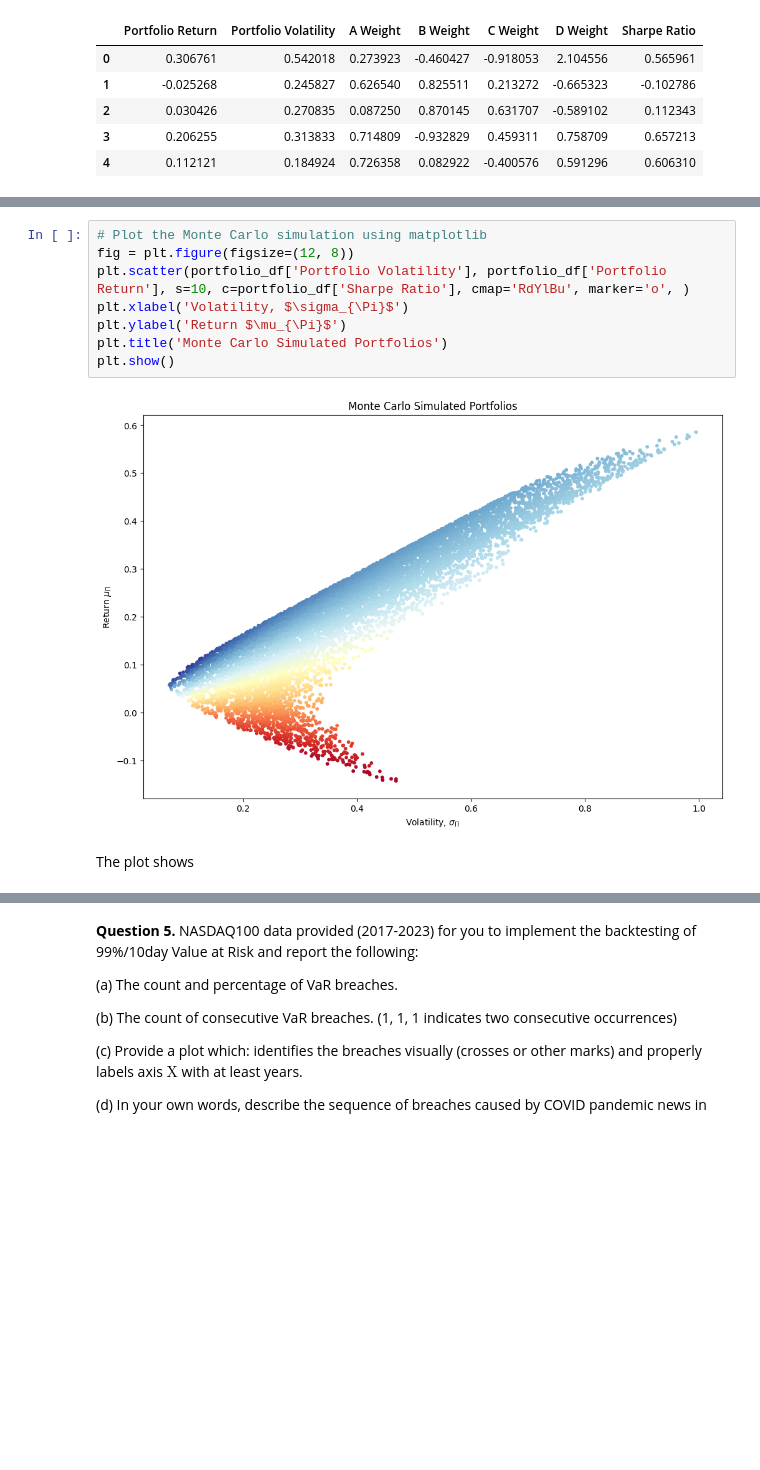
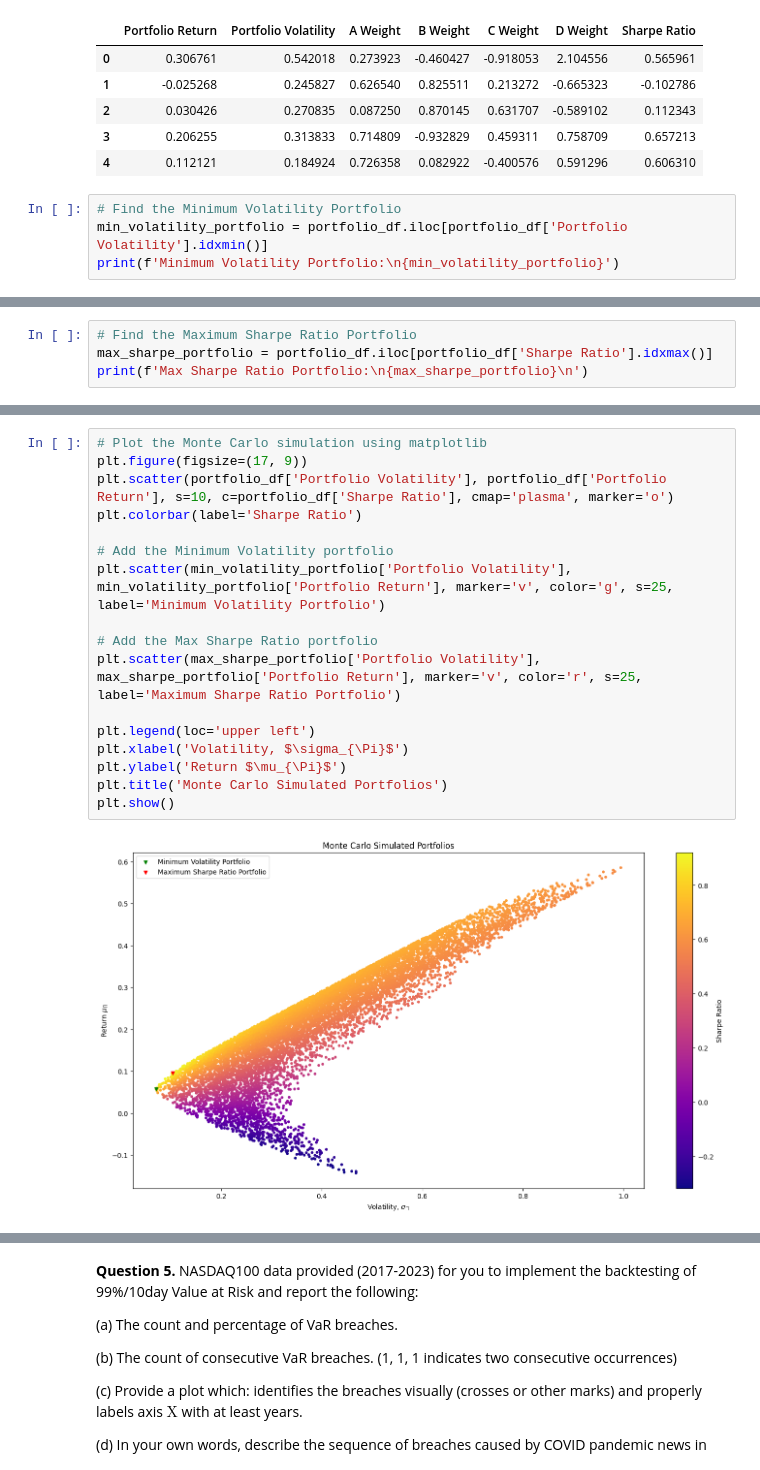
Before and after one commit to imharrisonking/cqf, a Jupyter notebook: 02-quantitative-risk-and-return/exam/E1_HARRISONKING_REPORT.ipynb, the cells around one changed output, grey strips where cells are left out. Drawn from its saved outputs; the diff is of its cells as text; blank space fills up the shorter version.

```diff
--- a/02-quantitative-risk-and-return/exam/E1_HARRISONKING_REPORT.ipynb
+++ b/02-quantitative-risk-and-return/exam/E1_HARRISONKING_REPORT.ipynb
@@ -621,3 +621,7 @@ portfolio_df.head()
 | 2 | 0.030426 | 0.270835 | 0.087250 | 0.870145 | 0.631707 | -0.589102 | 0.112343 |
 | 3 | 0.206255 | 0.313833 | 0.714809 | -0.932829 | 0.459311 | 0.758709 | 0.657213 |
 | 4 | 0.112121 | 0.184924 | 0.726358 | 0.082922 | -0.400576 | 0.591296 | 0.606310 |
+# %%
+# Find the Minimum Volatility Portfolio
+min_volatility_portfolio = portfolio_df.iloc[portfolio_df['Portfolio Volatility'].idxmin()]
+print(f'Minimum Volatility Portfolio:\n{min_volatility_portfolio}')
@@ -623,0 +638,4 @@ portfolio_df.head()
+# %%
+# Find the Maximum Sharpe Ratio Portfolio
+max_sharpe_portfolio = portfolio_df.iloc[portfolio_df['Sharpe Ratio'].idxmax()]
+print(f'Max Sharpe Ratio Portfolio:\n{max_sharpe_portfolio}\n')
@@ -624,12 +652,19 @@ portfolio_df.head()
 # %%
 # Plot the Monte Carlo simulation using matplotlib
-fig = plt.figure(figsize=(12, 8))
-plt.scatter(portfolio_df['Portfolio Volatility'], portfolio_df['Portfolio Return'], s=10, c=portfolio_df['Sharpe Ratio'], cmap='RdYlBu', marker='o', )
+plt.figure(figsize=(17, 9))
+plt.scatter(portfolio_df['Portfolio Volatility'], portfolio_df['Portfolio Return'], s=10, c=portfolio_df['Sharpe Ratio'], cmap='plasma', marker='o')
+plt.colorbar(label='Sharpe Ratio')
+
+# Add the Minimum Volatility portfolio
+plt.scatter(min_volatility_portfolio['Portfolio Volatility'], min_volatility_portfolio['Portfolio Return'], marker='v', color='g', s=25, label='Minimum Volatility Portfolio')
+
+# Add the Max Sharpe Ratio portfolio
+plt.scatter(max_sharpe_portfolio['Portfolio Volatility'], max_sharpe_portfolio['Portfolio Return'], marker='v', color='r', s=25, label='Maximum Sharpe Ratio Portfolio')
+
+plt.legend(loc='upper left')
 plt.xlabel('Volatility, $\sigma_{\Pi}$')
 plt.ylabel('Return $\mu_{\Pi}$')
 plt.title('Monte Carlo Simulated Portfolios')
 plt.show()
 # %% [output]
-[figure, old version]
+[figure, new version]
-# %% [markdown]
-The plot shows
```
Also changed, not shown: parts of 4 cells of this notebook.
